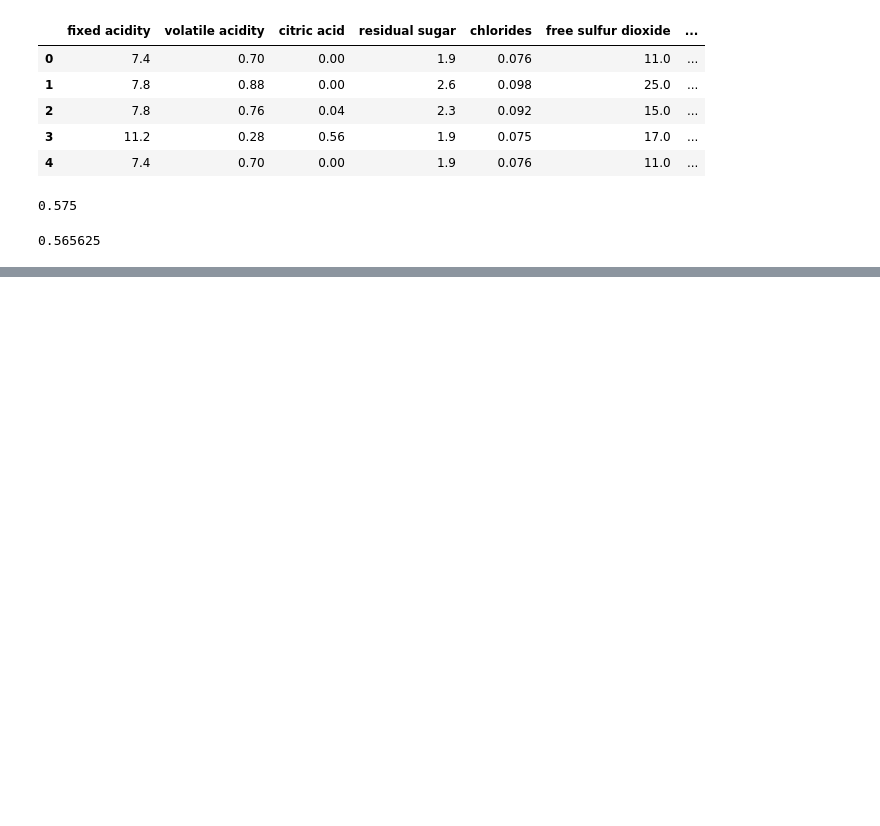
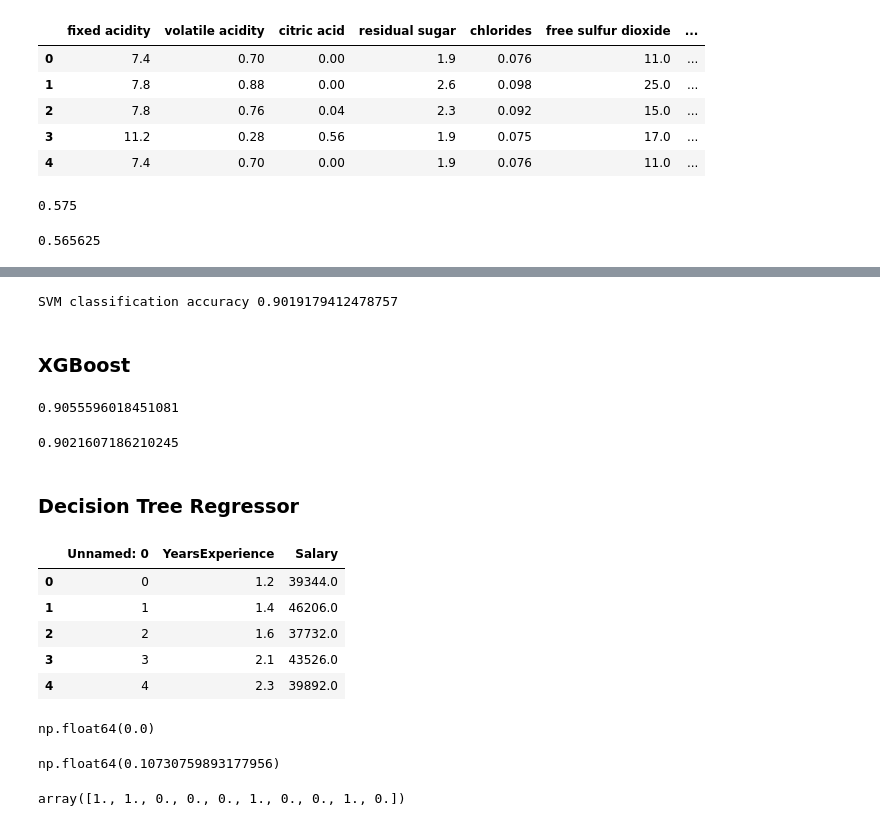
Before and after one commit to shabari48/MCW-ML-Tasks, a Jupyter notebook: TASK5/test.ipynb, the cells around one changed output, grey strips where cells are left out. Cells and saved outputs as stored; diff of their text form; code cells hidden in the pictures; blank space fills up the shorter version.

```diff
--- a/TASK5/test.ipynb
+++ b/TASK5/test.ipynb
@@ -225,0 +457,12 @@ accuracy_score(y_test,y_pred)
+# %%
+from sklearn.svm import SVC
+from sklearn.model_selection import accuracy_score
+
+clf = SVC(kernel='linear')
+clf.fit(X_train, y_train)
+predictions = clf.predict(X_test)
+# print("SVM classification accuracy", accuracy_score(y_test, predictifons))
+# %% [output]
+SVM classification accuracy 0.9019179412478757
+# %% [markdown]
+### XGBoost
@@ -225,0 +490,29 @@ accuracy_score(y_test,y_pred)
+# %%
+xgb = My_XGBClassifier(n_estimators=10, learning_rate=0.1, max_depth=3)
+xgb.fit(X_train, y_train)
+predictions = xgb.predict(X_test)
+probabilities = xgb.predict_proba(X_test)
+accuracy_score(y_test, predictions)
+# %% [output]
+0.9055596018451081
+# %%
+from sklearn.ensemble import GradientBoostingClassifier
+clf = GradientBoostingClassifier(n_estimators=10, learning_rate=0.1, max_depth=3)
+clf.fit(X_train, y_train)
+predictions = clf.predict(X_test)
+accuracy_score(y_test,predictions)
+# %% [output]
+0.9021607186210245
+# %% [markdown]
+### Decision Tree Regressor
+# %%
+data = pd.read_csv("dataset/linear-salary/salary.csv")
+
+data.head()
+# %% [output]
+|  | Unnamed: 0 | YearsExperience | Salary |
+| 0 | 0 | 1.2 | 39344.0 |
+| 1 | 1 | 1.4 | 46206.0 |
+| 2 | 2 | 1.6 | 37732.0 |
+| 3 | 3 | 2.1 | 43526.0 |
+| 4 | 4 | 2.3 | 39892.0 |
@@ -225,0 +529,16 @@ accuracy_score(y_test,y_pred)
+# %%
+model=My_DecisionTree_Regressor(max_depth=100,min_samples_split=2)
+model.fit(X_train,y_train)
+y_pred=model.predict(X_train)
+mean_absolute_error(y_train,y_pred)
+# %% [output]
+np.float64(0.0)
+# %%
+y_pred = model.predict(X_test)
+mean_absolute_error(y_test, y_pred)
+# %% [output]
+np.float64(0.10730759893177956)
+# %%
+y_pred[:10]
+# %% [output]
+array([1., 1., 0., 0., 0., 1., 0., 0., 1., 0.])
```
Also changed, not shown: parts of 48 cells of this notebook, 5 other files.
